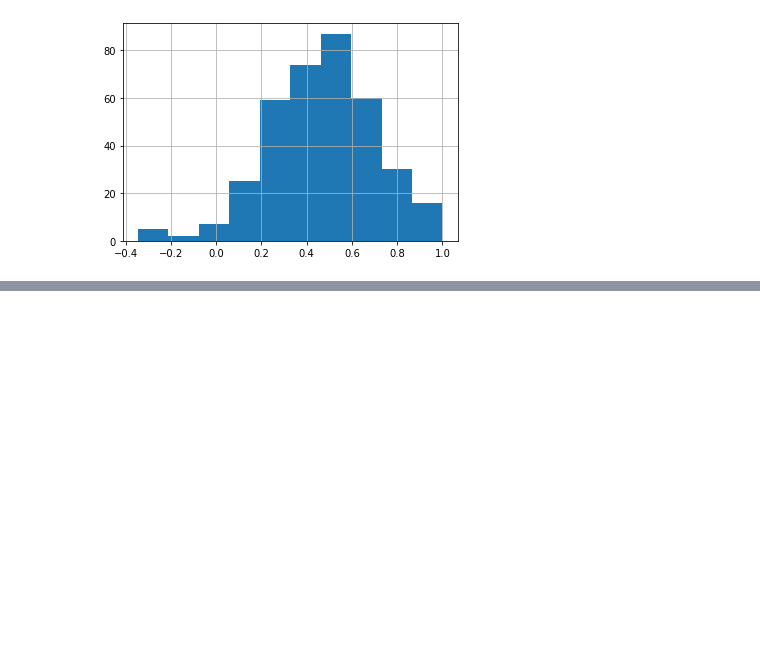
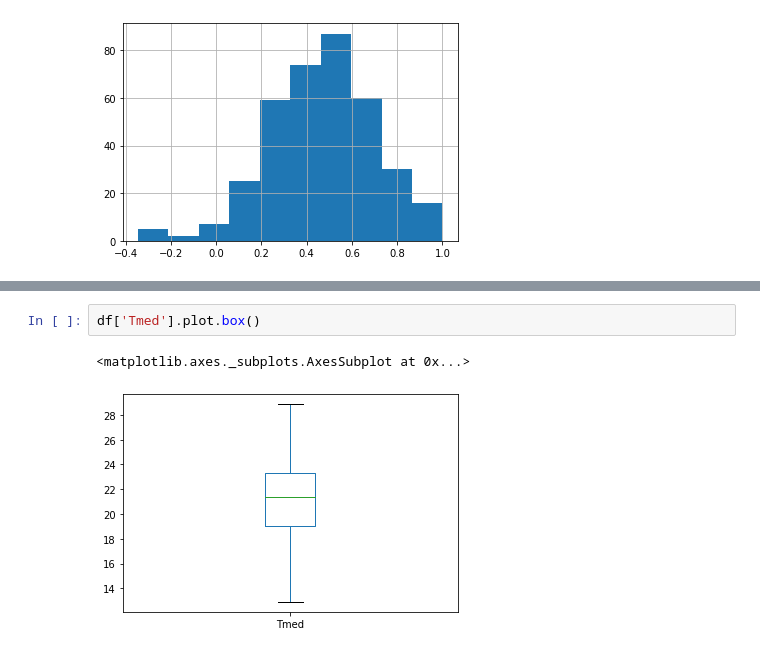
Before and after one commit to thiagorayam/Data, a Jupyter notebook: Exemplo1.ipynb, the cells around one changed output, grey strips where cells are left out. Saved outputs shown, nothing was run; the diff lists cells and outputs as text; blank space fills up the shorter version.

```diff
--- a/Exemplo1.ipynb
+++ b/Exemplo1.ipynb
@@ -146,0 +157,5 @@ df['Clima'].hist()
+# %%
+df['Tmed'].plot.box()
+# %% [output]
+<matplotlib.axes._subplots.AxesSubplot at 0x...>
+[figure, added]
```
Also changed, not shown: parts of 3 cells of this notebook.
